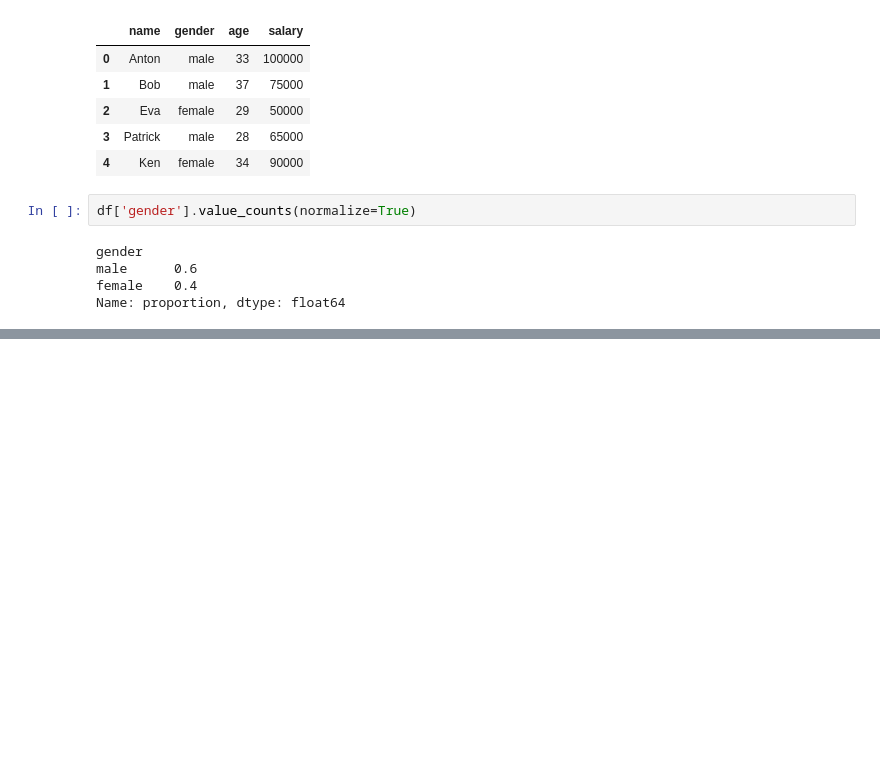
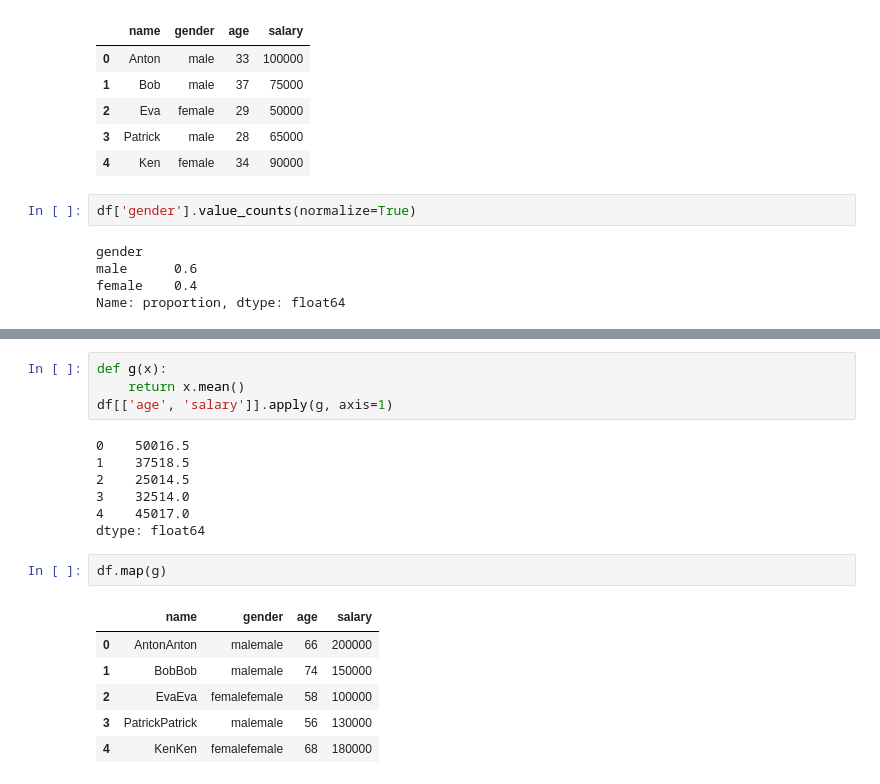
Before and after one commit to AntonLihtar/python_starter, a Jupyter notebook: padas_data2/other_code.ipynb, the cells around one changed output, grey strips where cells are left out. Cells and saved outputs as stored; diff of their text form; blank space fills up the shorter version.

```diff
--- a/padas_data2/other_code.ipynb
+++ b/padas_data2/other_code.ipynb
@@ -30,0 +40,20 @@ Name: proportion, dtype: float64
+# %%
+def g(x):
+    return x.mean()
+df[['age', 'salary']].apply(g, axis=1)
+# %% [output]
+0    50016.5
+1    37518.5
+2    25014.5
+3    32514.0
+4    45017.0
+dtype: float64
+# %%
+df.map(g)
+# %% [output]
+|  | name | gender | age | salary |
+| 0 | AntonAnton | malemale | 66 | 200000 |
+| 1 | BobBob | malemale | 74 | 150000 |
+| 2 | EvaEva | femalefemale | 58 | 100000 |
+| 3 | PatrickPatrick | malemale | 56 | 130000 |
+| 4 | KenKen | femalefemale | 68 | 180000 |
```
Also changed, not shown: parts of 1 cell of this notebook, 1 other file.
